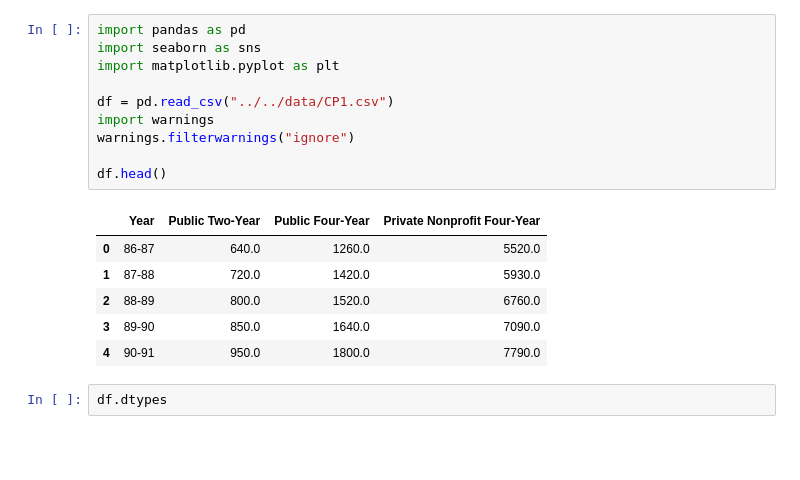
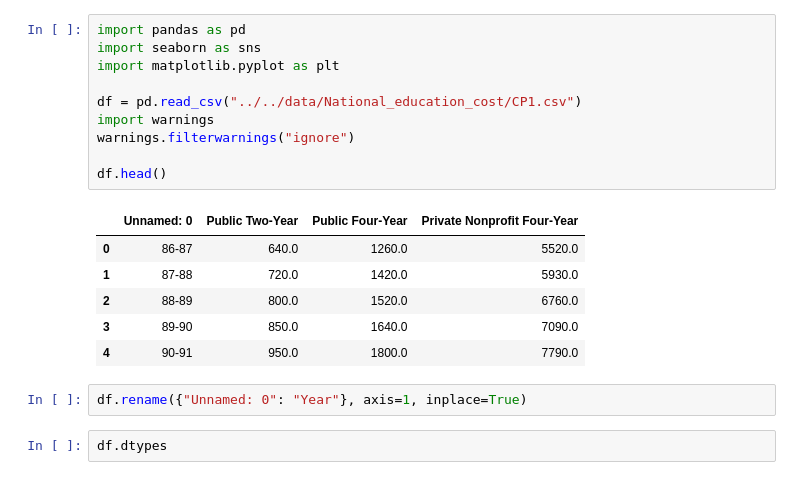
Before and after one commit to hypnos-coder/data-derby, a Jupyter notebook: src/novice/one.ipynb, the cells around one changed output. Drawn from its saved outputs; the diff is of its cells as text; blank space fills up the shorter version.

```diff
--- a/src/novice/one.ipynb
+++ b/src/novice/one.ipynb
@@ -1,20 +1,22 @@
 # %%
 import pandas as pd
 import seaborn as sns
 import matplotlib.pyplot as plt
 
-df = pd.read_csv("../../data/CP1.csv")
+df = pd.read_csv("../../data/National_education_cost/CP1.csv")
 import warnings
 warnings.filterwarnings("ignore")
 
 df.head()
 # %% [output]
-|  | Year | Public Two-Year | Public Four-Year | Private Nonprofit Four-Year |
+|  | Unnamed: 0 | Public Two-Year | Public Four-Year | Private Nonprofit Four-Year |
 | 0 | 86-87 | 640.0 | 1260.0 | 5520.0 |
 | 1 | 87-88 | 720.0 | 1420.0 | 5930.0 |
 | 2 | 88-89 | 800.0 | 1520.0 | 6760.0 |
 | 3 | 89-90 | 850.0 | 1640.0 | 7090.0 |
 | 4 | 90-91 | 950.0 | 1800.0 | 7790.0 |
+# %%
+df.rename({"Unnamed: 0": "Year"}, axis=1, inplace=True)
 # %%
 df.dtypes
 # %% [output]
```
Also changed, not shown: parts of 2 cells of this notebook, 8 other files.
